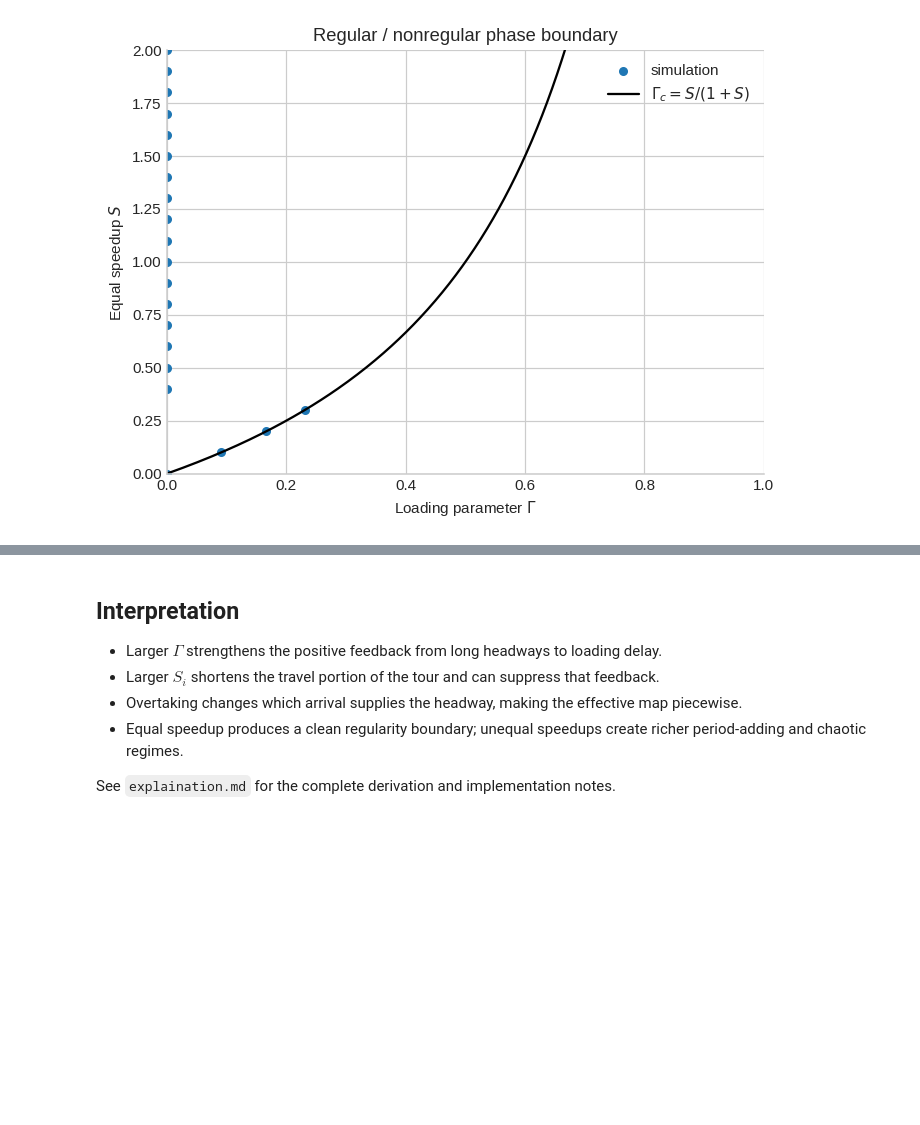
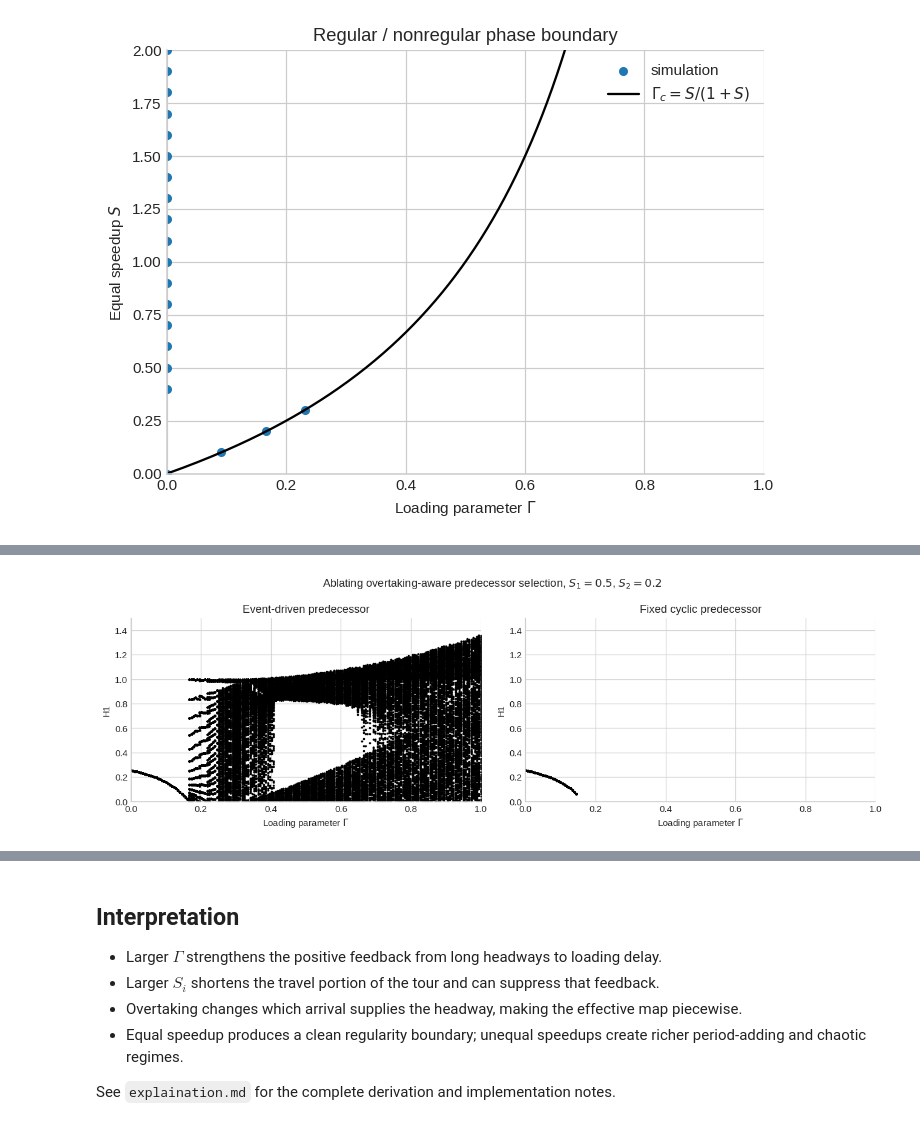
Before and after one commit to huyng26/Chaos-control-and-schedule-of-shuttle-buses, a Jupyter notebook: Reimplementation.ipynb, the cells around one changed output, grey strips where cells are left out. Saved outputs shown, nothing was run; the diff lists cells and outputs as text; code cells hidden in the pictures; blank space fills up the shorter version.

```diff
--- a/Reimplementation.ipynb
+++ b/Reimplementation.ipynb
@@ -215,0 +295,94 @@ plt.show()
+# %%
+from shuttle_model import SimulationResult
+
+
+def simulate_fixed_order(
+    initial_times=INITIAL_TIMES,
+    gamma=0.5,
+    speedups=(0.5, 0.2),
+    num_trips=NUM_TRIPS,
+    *,
+    previous_arrival=0.0,
+    divergence_limit=1e12,
+):
+    """Two-bus ablation that keeps a fixed cyclic predecessor order.
+
+    This intentionally removes the event-driven overtaking rule. Bus 1 is always
+    treated as following bus 2 from the previous cycle, and bus 2 is always
+    treated as following bus 1 from the current cycle.
+    """
+    initial = np.asarray(tuple(initial_times), dtype=float)
+    speed = np.asarray(tuple(speedups), dtype=float)
+    if initial.size != 2 or speed.size != 2:
+        raise ValueError("fixed-order ablation is defined for the two-bus case")
+
+    arrival_times = np.full((2, num_trips + 1), np.nan, dtype=float)
+    headways = np.full_like(arrival_times, np.nan)
+    arrival_times[:, 0] = initial
+    headways[0, 0] = max(initial[0] - previous_arrival, 0.0)
+    headways[1, 0] = max(initial[1] - initial[0], 0.0)
+    diverged = False
+
+    for trip in range(num_trips):
+        next_times = arrival_times[:, trip] + gamma * headways[:, trip] + 1.0 / (1.0 + speed * headways[:, trip])
+        if (not np.all(np.isfinite(next_times))) or np.any(next_times > divergence_limit):
+            diverged = True
+            break
+
+        arrival_times[:, trip + 1] = next_times
+        headways[0, trip + 1] = max(arrival_times[0, trip + 1] - arrival_times[1, trip], 0.0)
+        headways[1, trip + 1] = max(arrival_times[1, trip + 1] - arrival_times[0, trip + 1], 0.0)
+
+    return SimulationResult(
+        event_times=np.array([], dtype=float),
+        event_buses=np.array([], dtype=np.int16),
+        event_trips=np.array([], dtype=np.int32),
+        arrival_times=arrival_times,
+        headways=headways,
+        diverged=diverged,
+    )
+
+
+event_order_gammas = np.linspace(0.0, 1.0, 180)
+event_driven_records = sweep_ablation(event_order_gammas, (0.5, 0.2), model=simulate)
+fixed_order_records = sweep_ablation(event_order_gammas, (0.5, 0.2), model=simulate_fixed_order)
+
+print("Predecessor-order ablation: first sampled nonregular loading")
+for label, records in [
+    ("Event-driven predecessor", event_driven_records),
+    ("Fixed cyclic predecessor", fixed_order_records),
+]:
+    transition = first_nonregular_gamma(records)
+    print(f"{label:<28} Gamma ~= {transition:.4f}")
+
+fig, axes = plt.subplots(1, 2, figsize=(12, 4))
+for ax, records, title in [
+    (axes[0], event_driven_records, "Event-driven predecessor"),
+    (axes[1], fixed_order_records, "Fixed cyclic predecessor"),
+]:
+    scatter_observable(ax, records, "H1", size=2.0)
+    ax.set_title(title)
+    ax.set_xlim(0, 1.0)
+    ax.set_ylim(0, 1.5)
+fig.suptitle(r"Ablating overtaking-aware predecessor selection, $S_1=0.5$, $S_2=0.2$")
+fig.tight_layout()
+plt.show()
+
+plt.figure(figsize=(7, 4))
+for label, records in [
+    ("event-driven predecessor", event_driven_records),
+    ("fixed cyclic predecessor", fixed_order_records),
+]:
+    x = np.array([record["gamma"] for record in records])
+    y = np.array([max_late_rms(record) for record in records])
+    y = np.where(np.isfinite(y), y, np.nan)
+    plt.plot(x, y, linewidth=1.2, label=label)
+plt.axhline(1e-4, color="black", linestyle="--", linewidth=0.8, label="regularity tolerance")
+plt.xlabel(r"Loading parameter $\Gamma$")
+plt.ylabel(r"Maximum late-time RMS")
+plt.xlim(0, 1.0)
+plt.ylim(0, 1.6)
+plt.title("Effect of predecessor bookkeeping")
+plt.legend()
+plt.show()
+# %% [output]
@@ -215,0 +392 @@ plt.show()
+[figure, added]
```
Also changed, not shown: parts of 5 cells of this notebook.
